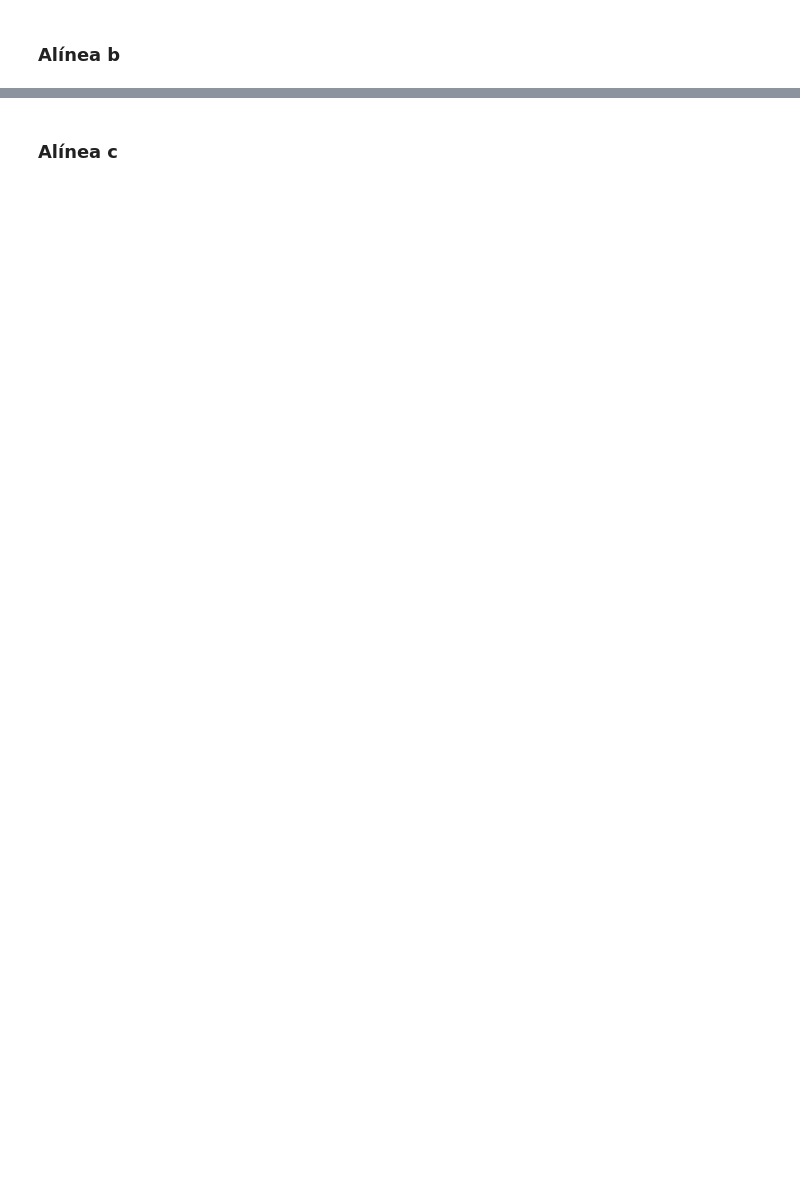
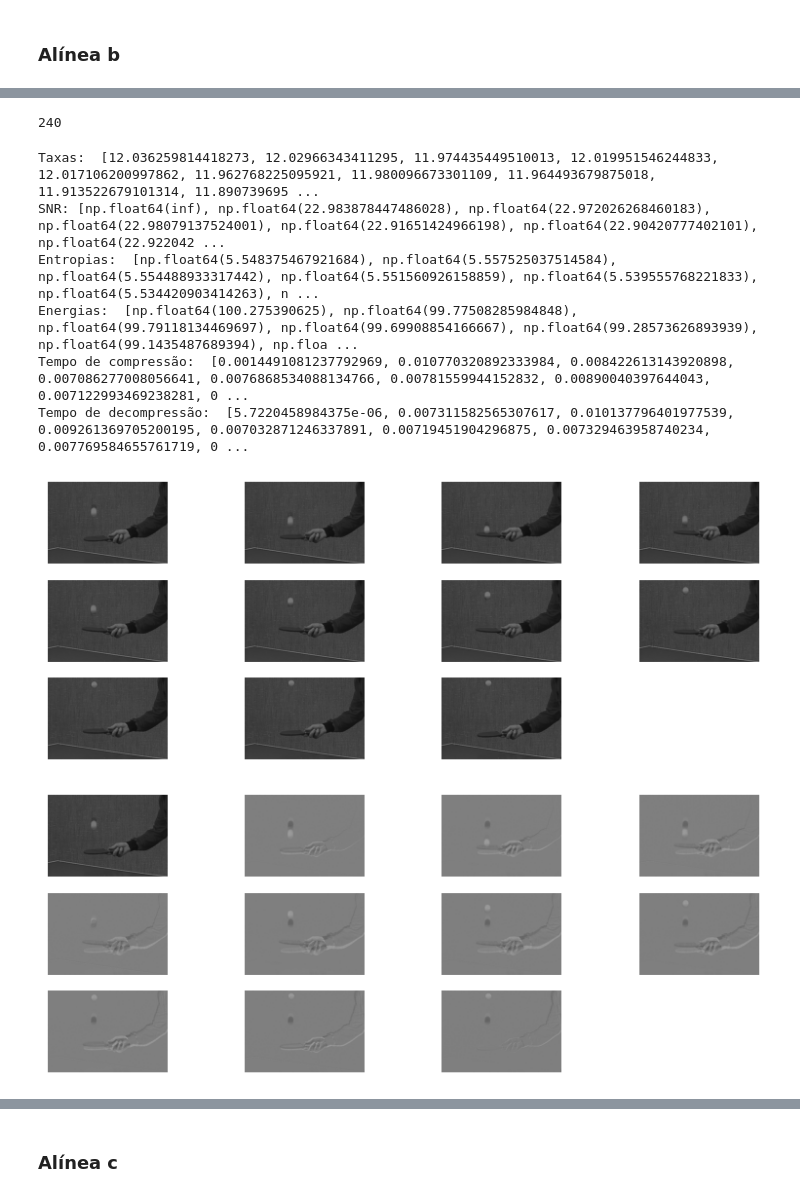
Before and after one commit to Djorgiii/Semestre3, a Jupyter notebook: Semestre4/csm/tp4/tp4.ipynb, the cells around one changed output, grey strips where cells are left out. Cells and saved outputs as stored; diff of their text form; code cells hidden in the pictures; blank space fills up the shorter version.

```diff
--- a/Semestre4/csm/tp4/tp4.ipynb
+++ b/Semestre4/csm/tp4/tp4.ipynb
@@ -566,0 +848,42 @@ Taxa de compressao aproximada: 14.21x
+# %%
+def interframe(path,qualidade):
+    original_frames = [cv2.imread(os.path.join(path, f)) for f in sorted(os.listdir(path), key=lambda x: (len(x), x))]
+    print(len(original_frames[0]))
+    tempos_compressao, coded_frames = codificador_inter_frame(original_frames,path,qualidade)
+    tempos_descompressao, decoded_frames = descodificador_inter_frame(coded_frames)
+
+    plt.figure(figsize=(10, 5))
+    for i in range(1, len(original_frames)+1):
+        plt.subplot(4, 4, i)
+        plt.imshow(original_frames[i-1], cmap='gray')
+        plt.axis('off')
+
+    plt.figure(figsize=(10, 5))
+    for i in range(1, len(coded_frames)+1):
+        plt.subplot(4, 4, i)
+        plt.imshow(coded_frames[i-1], cmap='gray')
+        plt.axis('off')
+
+    plt.figure(figsize=(10, 5))
+    for i in range(1, len(decoded_frames)+1):
+        plt.subplot(4, 4, i)
+        plt.imshow(decoded_frames[i-1], cmap='gray')
+        plt.axis('off')
+
+    taxas, snrs, entropias, energias=calculo(original_frames, decoded_frames,path)
+    print('Tempo de compressão: ', tempos_compressao)
+    print('Tempo de decompressão: ', tempos_descompressao)
+    graficos(taxas, snrs, entropias, energias, tempos_compressao, tempos_descompressao)
+# %%
+interframe('bola_seq',50)
+interframe('carro_seq',50)
+# %% [output]
+240
+Taxas:  [12.036259814418273, 12.02966343411295, 11.974435449510013, 12.019951546244833, 12.017106200997862, 11.962768225095921, 11.980096673301109, 11.964493679875018, 11.913522679101314, 11.890739695 ...
+SNR: [np.float64(inf), np.float64(22.983878447486028), np.float64(22.972026268460183), np.float64(22.98079137524001), np.float64(22.91651424966198), np.float64(22.90420777402101), np.float64(22.922042 ...
+Entropias:  [np.float64(5.548375467921684), np.float64(5.557525037514584), np.float64(5.554488933317442), np.float64(5.551560926158859), np.float64(5.539555768221833), np.float64(5.534420903414263), n ...
+Energias:  [np.float64(100.275390625), np.float64(99.77508285984848), np.float64(99.79118134469697), np.float64(99.69908854166667), np.float64(99.28573626893939), np.float64(99.1435487689394), np.floa ...
+Tempo de compressão:  [0.0014491081237792969, 0.010770320892333984, 0.008422613143920898, 0.007086277008056641, 0.0076868534088134766, 0.00781559944152832, 0.00890040397644043, 0.007122993469238281, 0 ...
+Tempo de decompressão:  [5.7220458984375e-06, 0.007311582565307617, 0.010137796401977539, 0.009261369705200195, 0.007032871246337891, 0.00719451904296875, 0.007329463958740234, 0.007769584655761719, 0 ...
+[figure, added]
+[figure, added]
```
Also changed, not shown: parts of 33 cells of this notebook, 54 other files.
